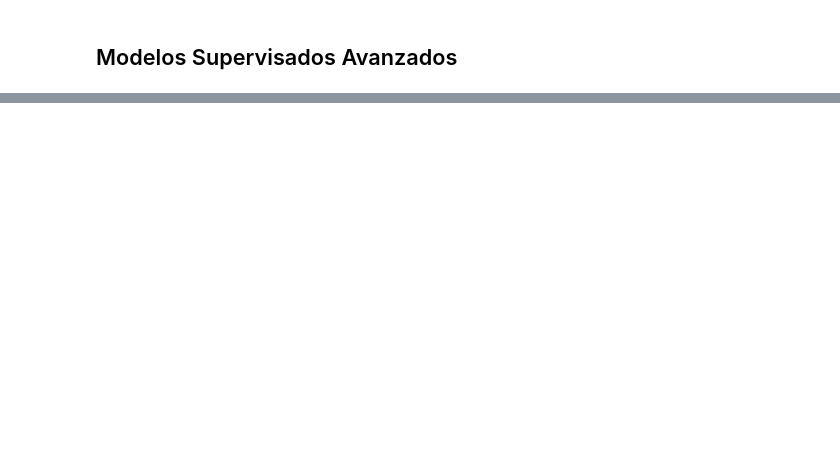
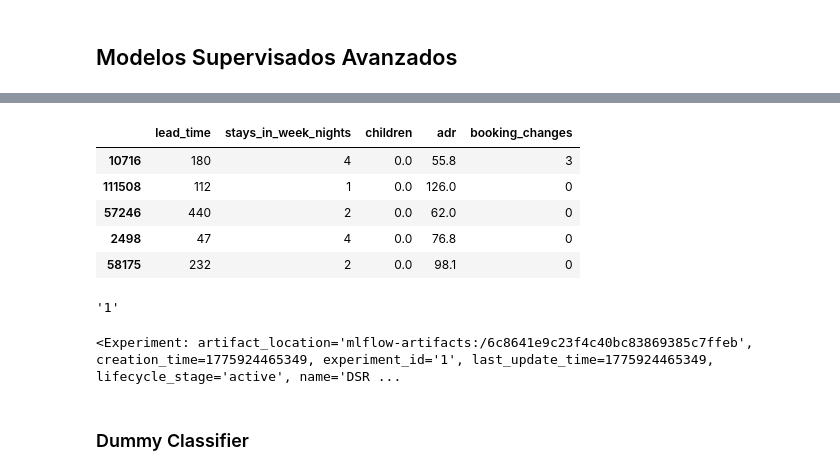
Before and after one commit to davidrodriguez2712/ml-2-modulo, a Jupyter notebook: notebooks/advance_supervised_models.ipynb, the cells around one changed output, grey strips where cells are left out. Cells and saved outputs as stored; diff of their text form; code cells hidden in the pictures; blank space fills up the shorter version.

Commit message:
Incluyendo el unsupervised algorithm y feast+mlflow

```diff
--- a/notebooks/advance_supervised_models.ipynb
+++ b/notebooks/advance_supervised_models.ipynb
@@ -13,0 +56,9 @@ from catboost import CatBoostClassifier
+# %%
+X_train.head()
+# %% [output]
+|  | lead_time | stays_in_week_nights | children | adr | booking_changes |
+| 10716 | 180 | 4 | 0.0 | 55.8 | 3 |
+| 111508 | 112 | 1 | 0.0 | 126.0 | 0 |
+| 57246 | 440 | 2 | 0.0 | 62.0 | 0 |
+| 2498 | 47 | 4 | 0.0 | 76.8 | 0 |
+| 58175 | 232 | 2 | 0.0 | 98.1 | 0 |
@@ -13,0 +67,10 @@ from catboost import CatBoostClassifier
+# %%
+mlflow.create_experiment("DSRP - Booking Clase 14 Julio")
+# %% [output]
+'1'
+# %%
+mlflow.set_experiment("DSRP - Booking Clase 14 Julio")
+# %% [output]
+<Experiment: artifact_location='mlflow-artifacts:/6c8641e9c23f4c40bc83869385c7ffeb', creation_time=1775924465349, experiment_id='1', last_update_time=1775924465349, lifecycle_stage='active', name='DSR ...
+# %% [markdown]
+### Dummy Classifier
```
Also changed, not shown: parts of 26 cells of this notebook, 8 other files.
